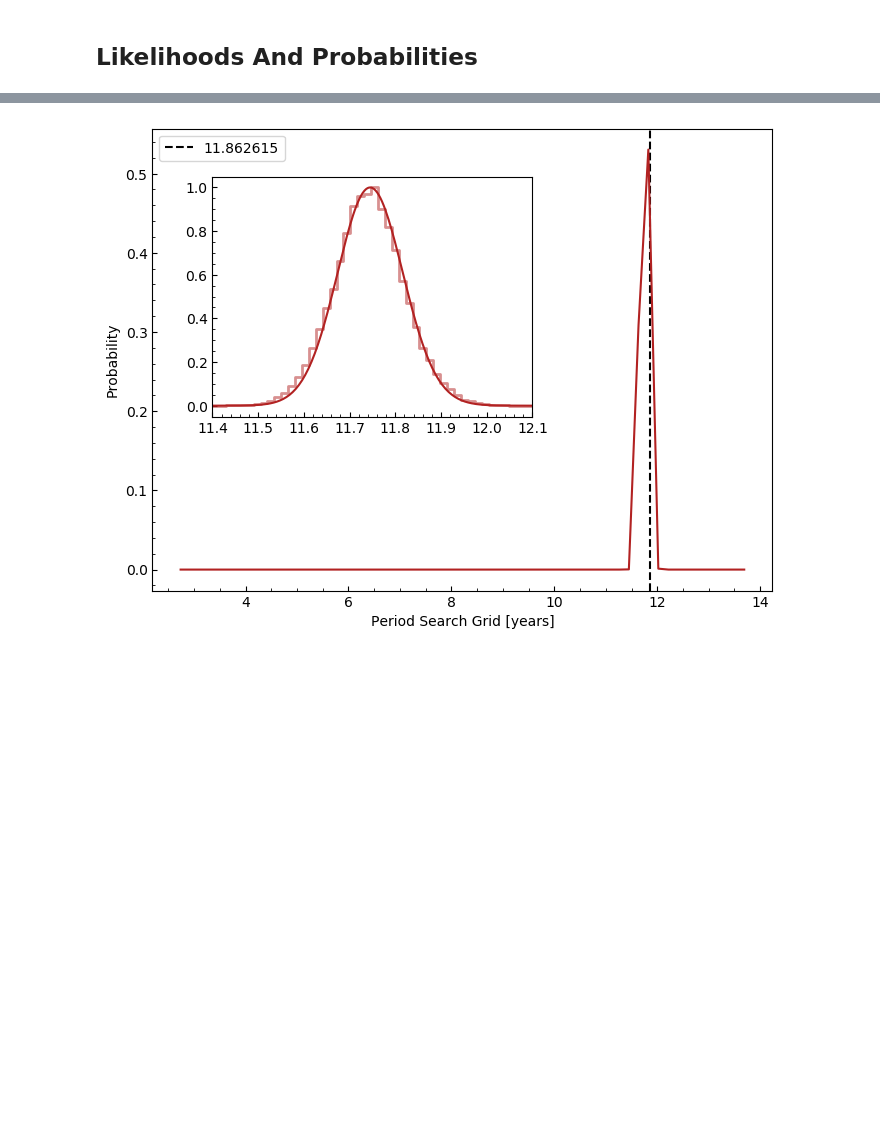
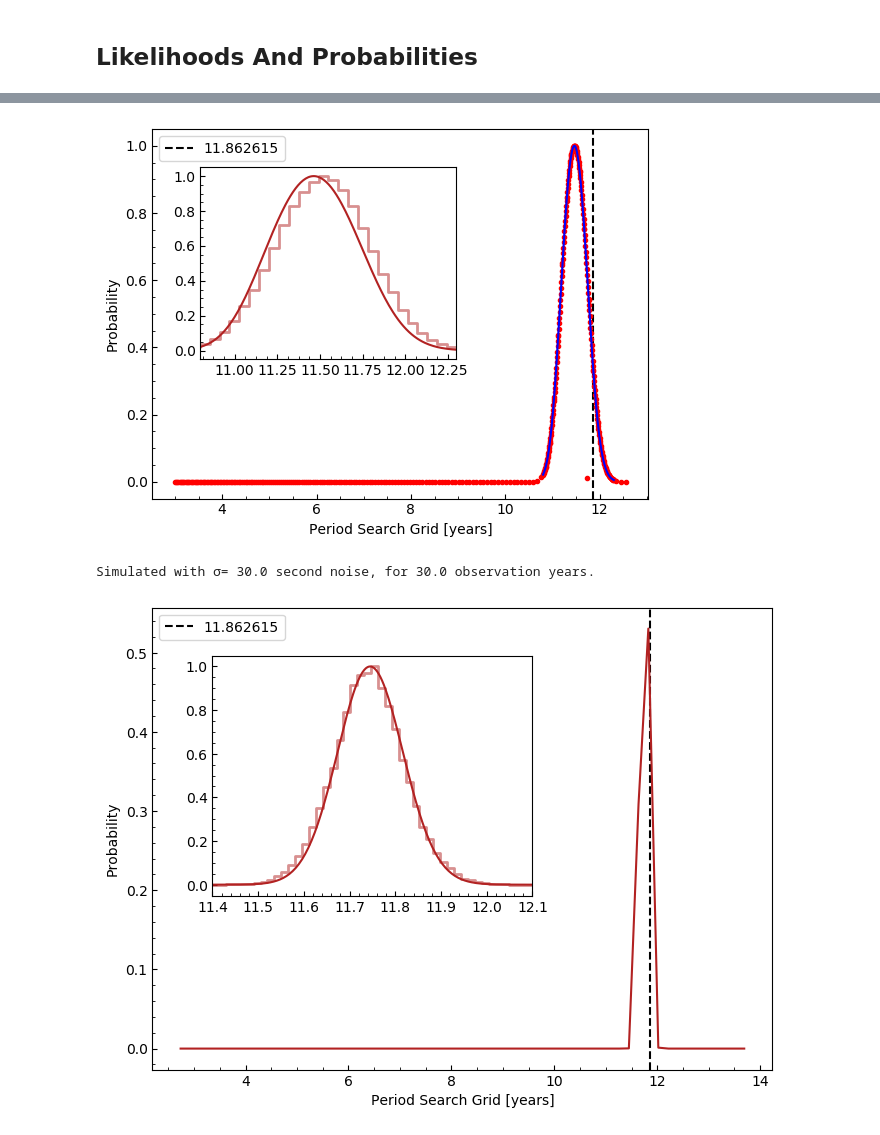
Before and after one commit to bmlindor/ttv_ss, a Jupyter notebook: test.ipynb, the cells around one changed output, grey strips where cells are left out. Cells and saved outputs as stored; diff of their text form; code cells hidden in the pictures; blank space fills up the shorter version.

```diff
--- a/test.ipynb
+++ b/test.ipynb
@@ -178,3 +203,9 @@ JLDFile /Users/bethleelindor/work/washington/ttv_project/ttv_ss/MCMC/moon_mcmc30
+# %%
+include("plot_likelihood.jl")
+plot_likelihood(30.0,30.0,50,false)
+# %% [output]
+[figure, added]
+Simulated with σ= 30.0 second noise, for 30.0 observation years.
 # %%
 include("plot_likelihood.jl")
 plot_likelihood(f,mcmc,false)
```
Also changed, not shown: parts of 7 cells of this notebook, 21 other files.
